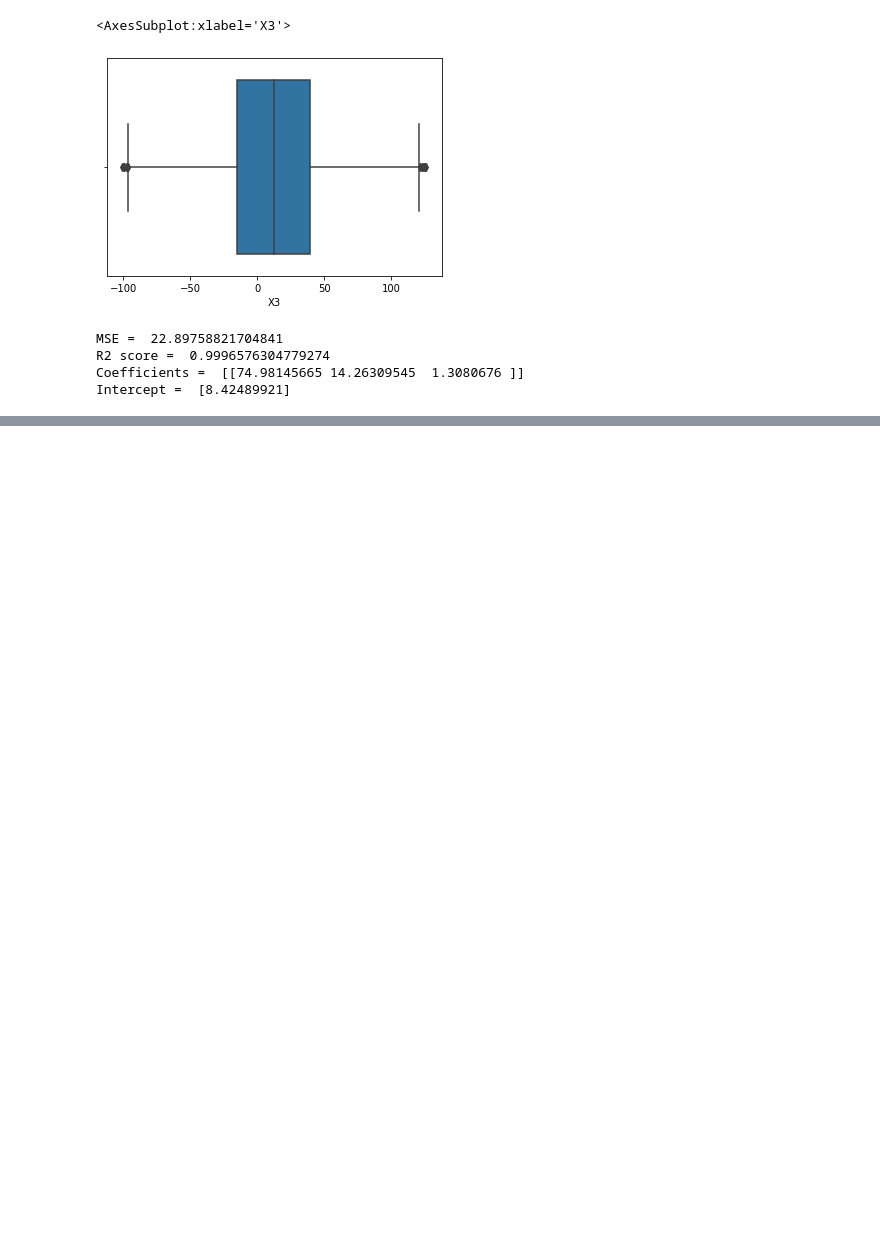
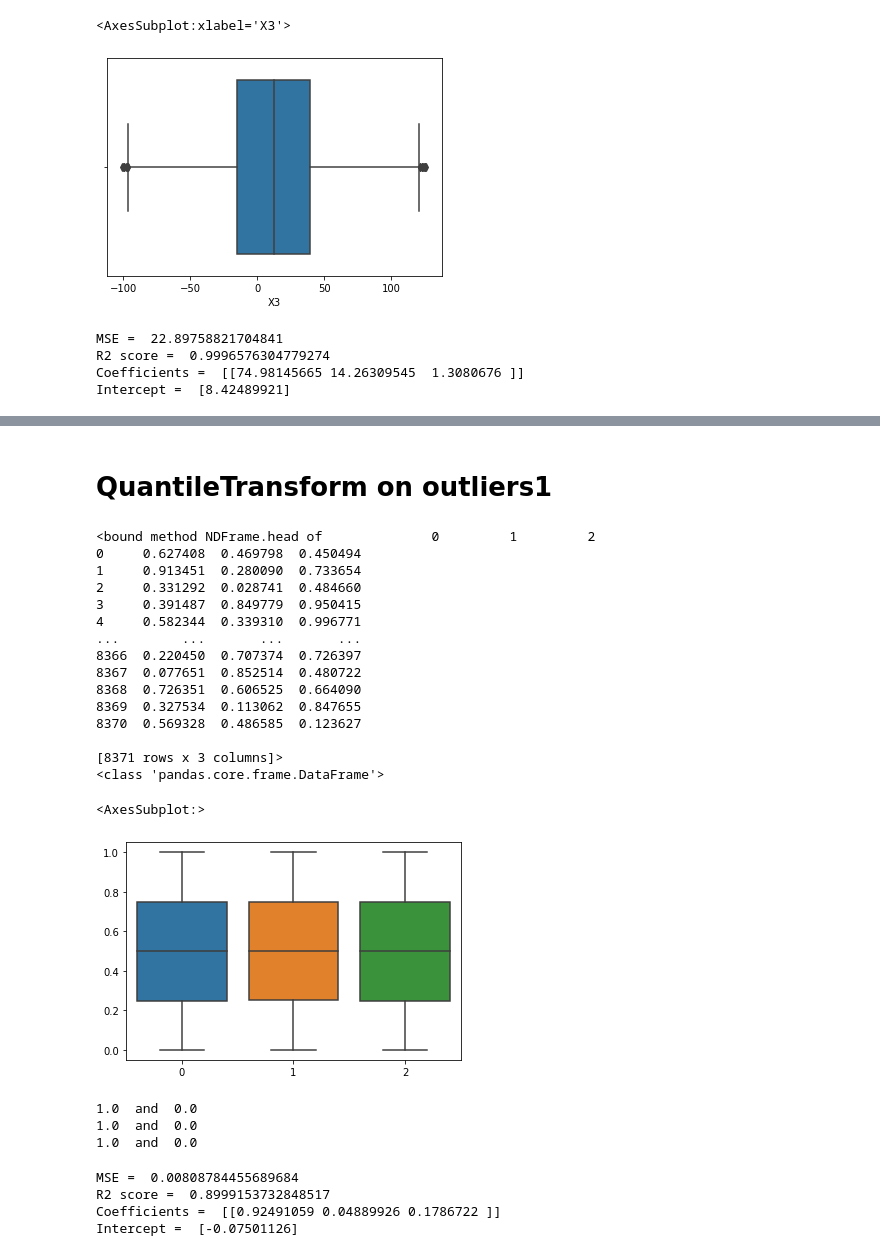
Before and after one commit to faisalm14/702-Coursework, a Jupyter notebook: 702 Task2.ipynb, the cells around one changed output, grey strips where cells are left out. Saved outputs shown, nothing was run; the diff lists cells and outputs as text; code cells hidden in the pictures; blank space fills up the shorter version.

Commit message:
applying quantile transform to data and to outliers1 & outliers2

```diff
--- a/702 Task2.ipynb
+++ b/702 Task2.ipynb
@@ -252,6 +252,9 @@ print("Outliers added column wise-> ",c1," ", c2," ", c3)
 # %% [output]
 Number of Outliers added  648
 Outliers added column wise->  226   212   210
+# %%
+checkpto1x = copy.deepcopy(X)
+checkpto1y = copy.deepcopy(y)
 # %%
 sns.boxplot(x = X['X1'])
 # %% [output]
@@ -729,0 +737,11 @@ sns.boxplot(data = X)
+# %%
+X = copy.deepcopy(temp)
+y = copy.deepcopy(temp1)
+
+scaler = QuantileTransformer()
+X = scaler.fit_transform(X)
+X = pd.DataFrame(X)
+print(X.head)
+print(type(X))
+y = scaler.fit_transform(y)
+y = pd.DataFrame(y)
@@ -729,0 +799,64 @@ sns.boxplot(data = X)
+# %% [markdown]
+# QuantileTransform on outliers1
+# %%
+X = copy.deepcopy(checkpto1x)
+y = copy.deepcopy(checkpto1y)
+
+X = scaler.fit_transform(X)
+X = pd.DataFrame(X)
+print(X.head)
+print(type(X))
+y = scaler.fit_transform(y)
+y = pd.DataFrame(y)
+
+
+
+sns.boxplot(data = X)
+# %% [output]
+<bound method NDFrame.head of              0         1         2
+0     0.627408  0.469798  0.450494
+1     0.913451  0.280090  0.733654
+2     0.331292  0.028741  0.484660
+3     0.391487  0.849779  0.950415
+4     0.582344  0.339310  0.996771
+...        ...       ...       ...
+8366  0.220450  0.707374  0.726397
+8367  0.077651  0.852514  0.480722
+8368  0.726351  0.606525  0.664090
+8369  0.327534  0.113062  0.847655
+8370  0.569328  0.486585  0.123627
+
+[8371 rows x 3 columns]>
+<class 'pandas.core.frame.DataFrame'>
+<AxesSubplot:>
+[figure, added]
+# %%
+X = X.rename({0: 'X1', 1: 'X2', 2: 'X3'}, axis=1)  # keeping column names consistent to be used with results
+
+print(X['X1'].max()," and ", X['X1'].min())
+print(X['X2'].max()," and ", X['X2'].min())
+print(X['X3'].max()," and ", X['X3'].min())
+#print(X.head)
+# %% [output]
+1.0  and  0.0
+1.0  and  0.0
+1.0  and  0.0
+# %%
+X_train, X_test, y_train, y_test = train_test_split(X, y, test_size=0.30, random_state=44)
+lreg.fit(X_train, y_train)
+
+y_pred = lreg.predict(X_test)
+
+
+mse = mean_squared_error(y_test, y_pred)
+print("MSE = ", mse)
+
+r2 = r2_score(y_test, y_pred)
+print("R2 score = ", r2)
+print("Coefficients = ", lreg.coef_)
+print("Intercept = ", lreg.intercept_)
+# %% [output]
+MSE =  0.00808784455689684
+R2 score =  0.8999153732848517
+Coefficients =  [[0.92491059 0.04889926 0.1786722 ]]
+Intercept =  [-0.07501126]
```
Also changed, not shown: parts of 39 cells of this notebook.
